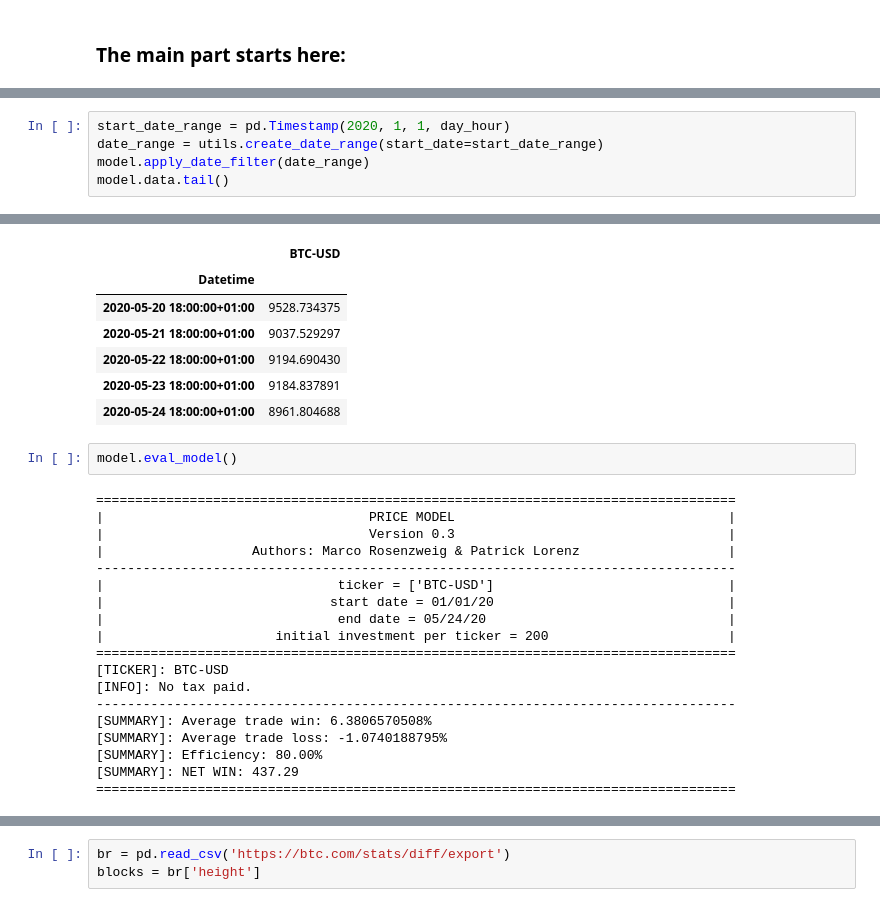
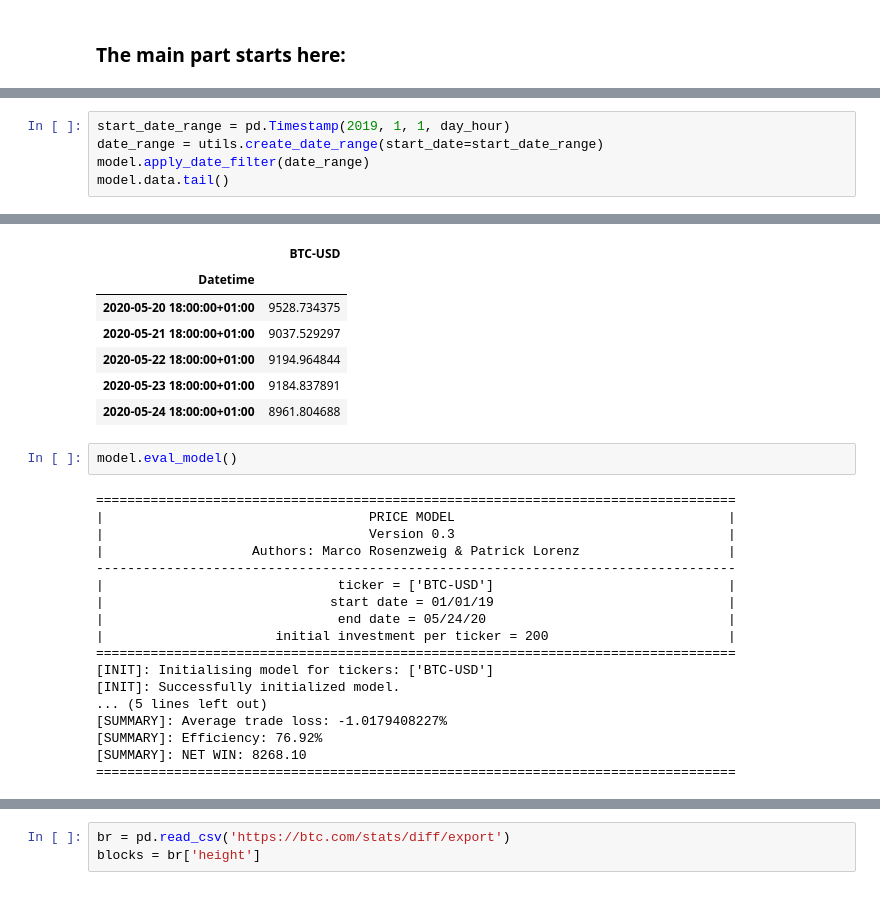
Before and after one commit to MarcoRosenzweig/FINANCE, a Jupyter notebook: CRYPTO_MODEL.ipynb, the cells around one changed output, grey strips where cells are left out. Cells and saved outputs as stored; diff of their text form.

```diff
--- a/CRYPTO_MODEL.ipynb
+++ b/CRYPTO_MODEL.ipynb
@@ -63,5 +63,5 @@ model.data.tail(2)
 # %%
-start_date_range = pd.Timestamp(2020, 1, 1, day_hour)
+start_date_range = pd.Timestamp(2019, 1, 1, day_hour)
 date_range = utils.create_date_range(start_date=start_date_range)
 model.apply_date_filter(date_range)
 model.data.tail()
@@ -69,9 +71,9 @@ model.data.tail()
 [INFO]: filter applied.
 |  | BTC-USD |
 | Datetime |  |
 | 2020-05-20 18:00:00+01:00 | 9528.734375 |
 | 2020-05-21 18:00:00+01:00 | 9037.529297 |
-| 2020-05-22 18:00:00+01:00 | 9194.690430 |
+| 2020-05-22 18:00:00+01:00 | 9194.964844 |
 | 2020-05-23 18:00:00+01:00 | 9184.837891 |
 | 2020-05-24 18:00:00+01:00 | 8961.804688 |
 # %%
@@ -83,17 +85,16 @@ model.eval_model()
 |                   Authors: Marco Rosenzweig & Patrick Lorenz                   |
 ----------------------------------------------------------------------------------
 |                              ticker = ['BTC-USD']                              |
-|                             start date = 01/01/20                              |
+|                             start date = 01/01/19                              |
 |                              end date = 05/24/20                               |
 |                      initial investment per ticker = 200                       |
 ==================================================================================
-[TICKER]: BTC-USD
-[INFO]: No tax paid.
-----------------------------------------------------------------------------------
-[SUMMARY]: Average trade win: 6.3806570508%
-[SUMMARY]: Average trade loss: -1.0740188795%
-[SUMMARY]: Efficiency: 80.00%
-[SUMMARY]: NET WIN: 437.29
+[INIT]: Initialising model for tickers: ['BTC-USD']
+[INIT]: Successfully initialized model.
+... (5 lines left out)
+[SUMMARY]: Average trade loss: -1.0179408227%
+[SUMMARY]: Efficiency: 76.92%
+[SUMMARY]: NET WIN: 8268.10
 ==================================================================================
 # %%
 plotting.plot_model(model, tickers='BTC-USD', plot_from_date='2020-04-01')
```
Also changed, not shown: parts of 12 cells of this notebook, 3 other files.
